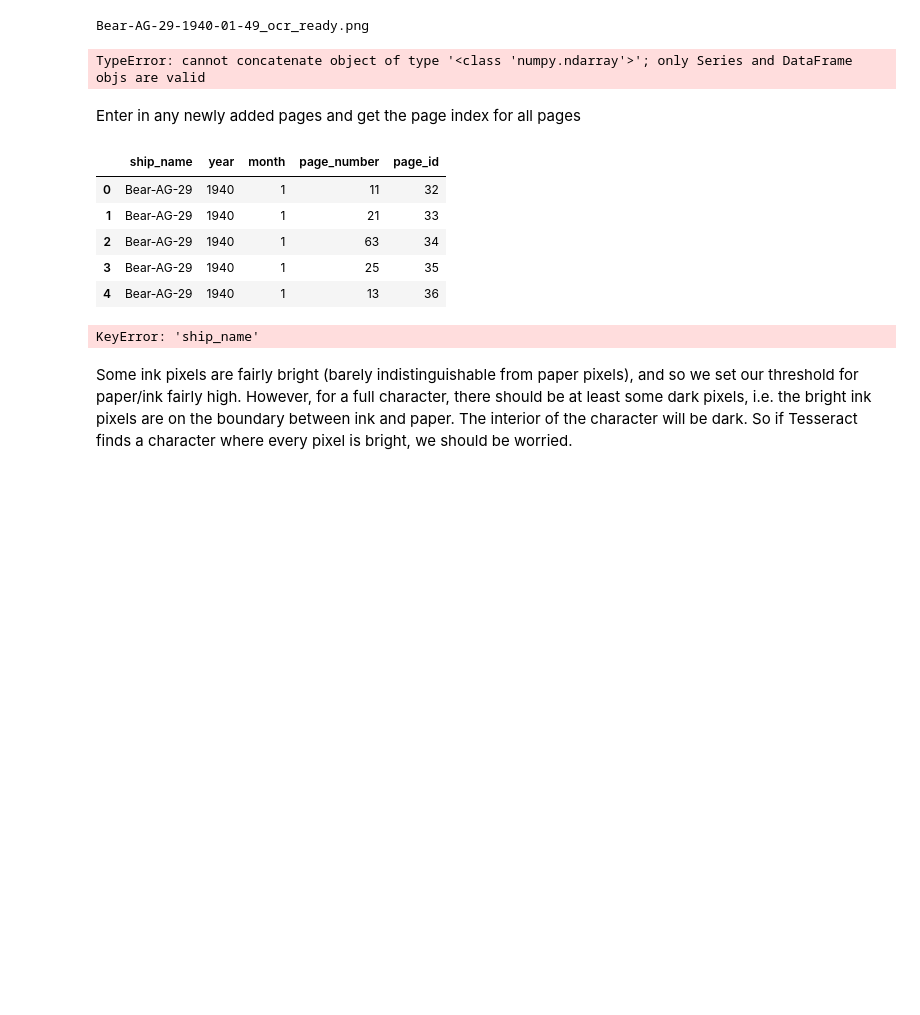
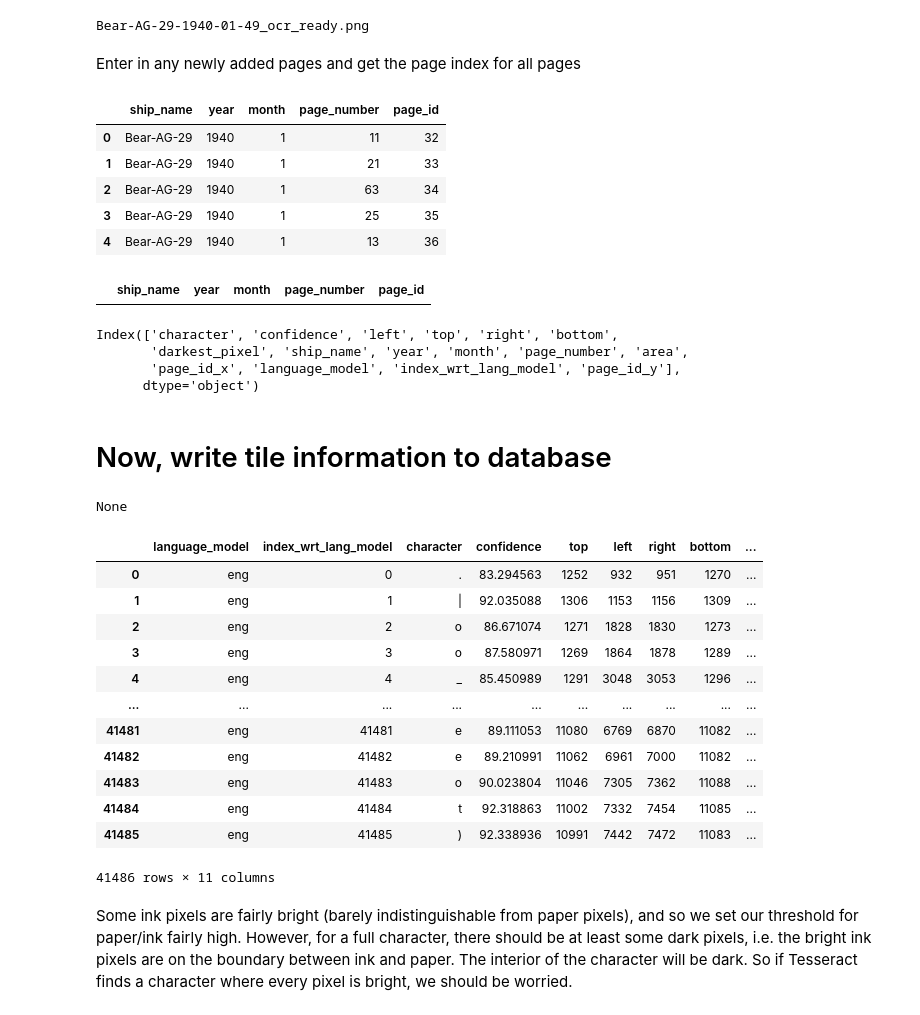
Before and after one commit to ggdhines/historical-transcriptions, a Jupyter notebook: notebooks/ocr followup.ipynb, the cells around one changed output. Drawn from its saved outputs; the diff is of its cells as text; code cells hidden in the pictures; blank space fills up the shorter version.

Commit message:
writing data to database

```diff
--- a/notebooks/ocr followup.ipynb
+++ b/notebooks/ocr followup.ipynb
@@ -34,7 +46,8 @@ def plot_character(character_df,index):
     _ = plt.imshow(tile)
 # %%
 tile_df = []
-tile
+tiles = []
+
 master_list = [chr(ord('0')+i) for i in range(10)]
 
 for fname in os.listdir(directory):
@@ -59,7 +72,7 @@ for fname in os.listdir(directory):
         max_darkness.append(np.min(tile))
         tiles.append(resized_tile)
 
-    tiles_on_page["max_darkness"] = max_darkness
+    tiles_on_page["darkest_pixel"] = max_darkness
 #     df["fname"] = fname
 
     try:
@@ -71,28 +84,28 @@ for fname in os.listdir(directory):
         print(match.groups())
         raise
 
-    all_characters.append(df)
+    tile_df.append(tiles_on_page)
 
-tile_df = pd.concat(tiles,ignore_index=True)
+tile_df = pd.concat(tile_df,ignore_index=True)
 tile_df["area"] = (tile_df["right"] - tile_df["left"]) * (tile_df["bottom"] - tile_df["top"])
 tiles = np.asarray(tiles)
 s = tiles.shape
 tiles = tiles.reshape((s[0],s[1],s[2],1))
 # %% [output]
 Bear-AG-29-1940-01-49_ocr_ready.png
-TypeError: cannot concatenate object of type '<class 'numpy.ndarray'>'; only Series and DataFrame objs are valid
 # %%
 engine = db.create_engine('postgres://ghines:123456@127.0.0.1:5432/historical-transcriptions')
 # %% [markdown]
 Enter in any newly added pages and get the page index for all pages
 # %%
+columns = ["ship_name","year","month","page_number"]
 pages_df = tile_df[columns].drop_duplicates()
 
 already_entered_pages = pd.read_sql("pages",engine)
 
 display.display(already_entered_pages.head())
 
-columns = ["ship_name","year","month","page_number"]
+
 to_add = pages_df.merge(already_entered_pages,how="left",on=columns)
 to_add = to_add[to_add["page_id"].isna()]
 
@@ -100,6 +113,10 @@ display.display(to_add)
 to_add[columns].to_sql("pages",engine,if_exists="append",index=False)
 
 all_pages = pd.read_sql("pages",engine)
+
+tile_df = tile_df.merge(all_pages,on=columns)
+
+print(tile_df.columns)
 # %% [output]
 |  | ship_name | year | month | page_number | page_id |
 | 0 | Bear-AG-29 | 1940 | 1 | 11 | 32 |
@@ -107,7 +124,48 @@ all_pages = pd.read_sql("pages",engine)
 | 2 | Bear-AG-29 | 1940 | 1 | 63 | 34 |
 | 3 | Bear-AG-29 | 1940 | 1 | 25 | 35 |
 | 4 | Bear-AG-29 | 1940 | 1 | 13 | 36 |
+|  | ship_name | year | month | page_number | page_id |
-KeyError: 'ship_name'
+Index(['character', 'confidence', 'left', 'top', 'right', 'bottom',
+       'darkest_pixel', 'ship_name', 'year', 'month', 'page_number', 'area',
+       'page_id_x', 'language_model', 'index_wrt_lang_model', 'page_id_y'],
+      dtype='object')
+# %% [markdown]
+# Now, write tile information to database
+# %%
+tile_df["language_model"] = "eng"
+tile_df["index_wrt_lang_model"] = tile_df.index
+
+columns = ["language_model",
+           "index_wrt_lang_model",
+           "character",
+           "confidence",
+           "top",
+           "left",
+           "right",
+           "bottom",
+           "darkest_pixel",
+           "area",
+           "page_id"]
+
+print(tile_df[columns].to_sql("tesseractResults",engine,if_exists="append",index=False))
+# %% [output]
+None
+# %%
+pd.read_sql("tessearctResults",engine)
+# %% [output]
+|  | language_model | index_wrt_lang_model | character | confidence | top | left | right | bottom | ... |
+| 0 | eng | 0 | . | 83.294563 | 1252 | 932 | 951 | 1270 | ... |
+| 1 | eng | 1 | | | 92.035088 | 1306 | 1153 | 1156 | 1309 | ... |
+| 2 | eng | 2 | o | 86.671074 | 1271 | 1828 | 1830 | 1273 | ... |
+| 3 | eng | 3 | o | 87.580971 | 1269 | 1864 | 1878 | 1289 | ... |
+| 4 | eng | 4 | _ | 85.450989 | 1291 | 3048 | 3053 | 1296 | ... |
+| ... | ... | ... | ... | ... | ... | ... | ... | ... | ... |
+| 41481 | eng | 41481 | e | 89.111053 | 11080 | 6769 | 6870 | 11082 | ... |
+| 41482 | eng | 41482 | e | 89.210991 | 11062 | 6961 | 7000 | 11082 | ... |
+| 41483 | eng | 41483 | o | 90.023804 | 11046 | 7305 | 7362 | 11088 | ... |
+| 41484 | eng | 41484 | t | 92.318863 | 11002 | 7332 | 7454 | 11085 | ... |
+| 41485 | eng | 41485 | ) | 92.338936 | 10991 | 7442 | 7472 | 11083 | ... |
+41486 rows × 11 columns
 # %% [markdown]
 Some ink pixels are fairly bright (barely indistinguishable from paper pixels), and so we set our threshold for paper/ink fairly high. However, for a full character, there should be at least some dark pixels, i.e. the bright ink pixels are on the boundary between ink and paper. The interior of the character will be dark. So if Tesseract finds a character where every pixel is bright, we should be worried.
 # %%
```
Also changed, not shown: parts of 3 cells of this notebook.
